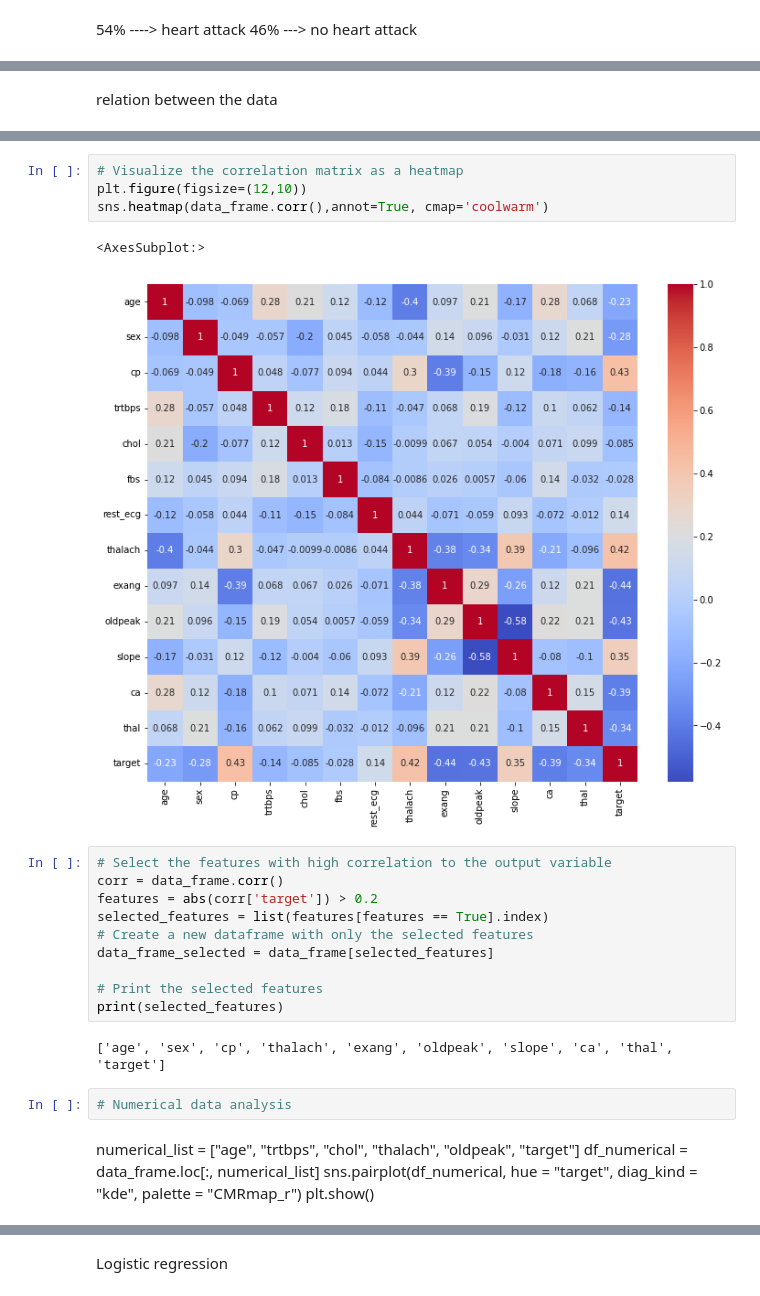
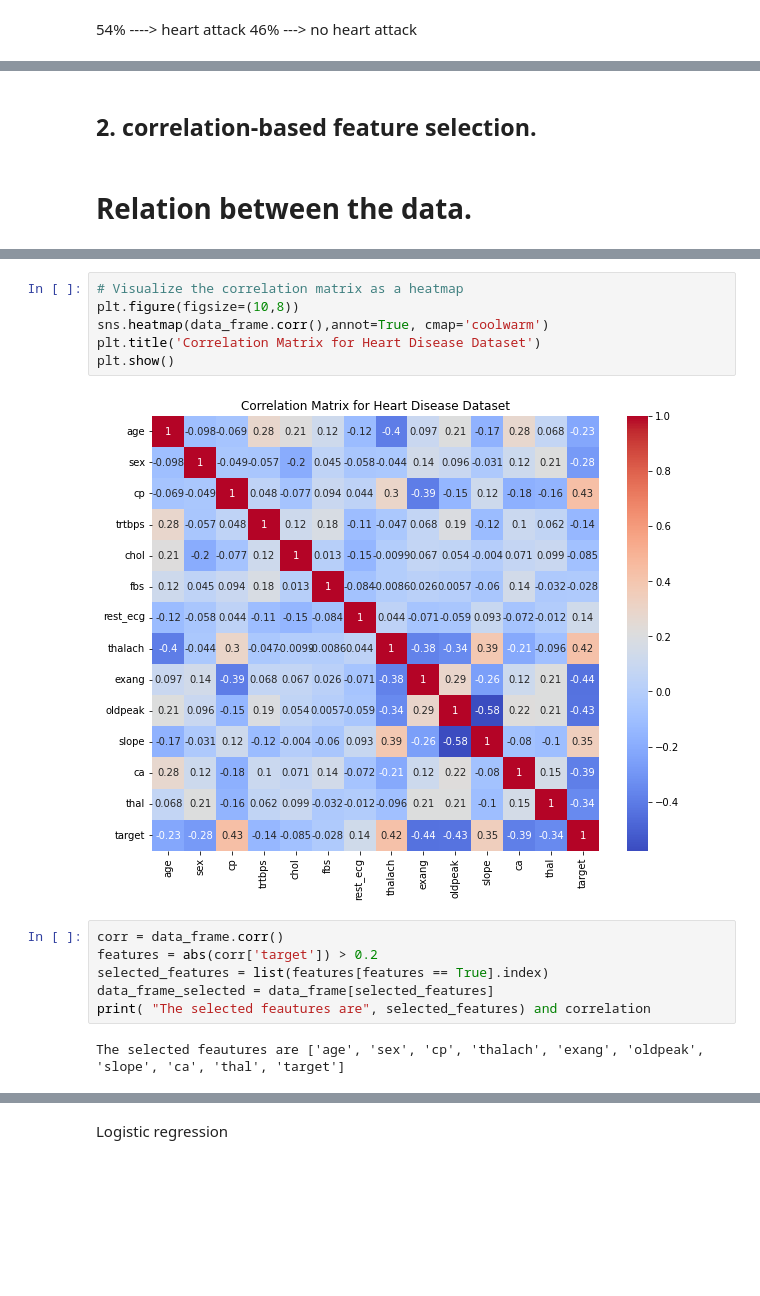
Before and after one commit to WANJALAJNRIV/Heart-attack-analysis-and-prediction, a Jupyter notebook: Heart_attack_and_analysis_prediction_SOEN380.ipynb, the cells around one changed output, grey strips where cells are left out. Cells and saved outputs as stored; diff of their text form; blank space fills up the shorter version.

Commit message:
Added feature selection to it

```diff
--- a/Heart_attack_and_analysis_prediction_SOEN380.ipynb
+++ b/Heart_attack_and_analysis_prediction_SOEN380.ipynb
@@ -353,5 +469,7 @@ plt.legend()
+# %% [markdown]
+## 2. correlation-based feature selection.
 # %% [markdown]
-relation between the data
+# Relation between the data.
 # %%
 data_frame.corr()
 # %% [output]
@@ -372,27 +490,17 @@ data_frame.corr()
 | target | -0.225439 | -0.280937 | 0.433798 | -0.144931 | -0.085239 | -0.028046 | 0.137230 | 0.421741 | -0.436757 | -0.430696 | 0.345877 | ... |
 # %%
 # Visualize the correlation matrix as a heatmap
-plt.figure(figsize=(12,10))
+plt.figure(figsize=(10,8))
 sns.heatmap(data_frame.corr(),annot=True, cmap='coolwarm')
+plt.title('Correlation Matrix for Heart Disease Dataset')
+plt.show()
 # %% [output]
-<AxesSubplot:>
-[figure, old version]
+[figure, new version]
 # %%
-# Select the features with high correlation to the output variable
 corr = data_frame.corr()
 features = abs(corr['target']) > 0.2
 selected_features = list(features[features == True].index)
-# Create a new dataframe with only the selected features
 data_frame_selected = data_frame[selected_features]
-
-# Print the selected features
-print(selected_features)
+print( "The selected feautures are", selected_features) and correlation
 # %% [output]
-['age', 'sex', 'cp', 'thalach', 'exang', 'oldpeak', 'slope', 'ca', 'thal', 'target']
+The selected feautures are ['age', 'sex', 'cp', 'thalach', 'exang', 'oldpeak', 'slope', 'ca', 'thal', 'target']
-# %%
-# Numerical data analysis
-# %% [markdown]
-numerical_list = ["age", "trtbps", "chol", "thalach", "oldpeak", "target"]
-df_numerical = data_frame.loc[:, numerical_list]
-sns.pairplot(df_numerical, hue = "target", diag_kind = "kde", palette = "CMRmap_r")
-plt.show()
```
Also changed, not shown: parts of 40 cells of this notebook.
